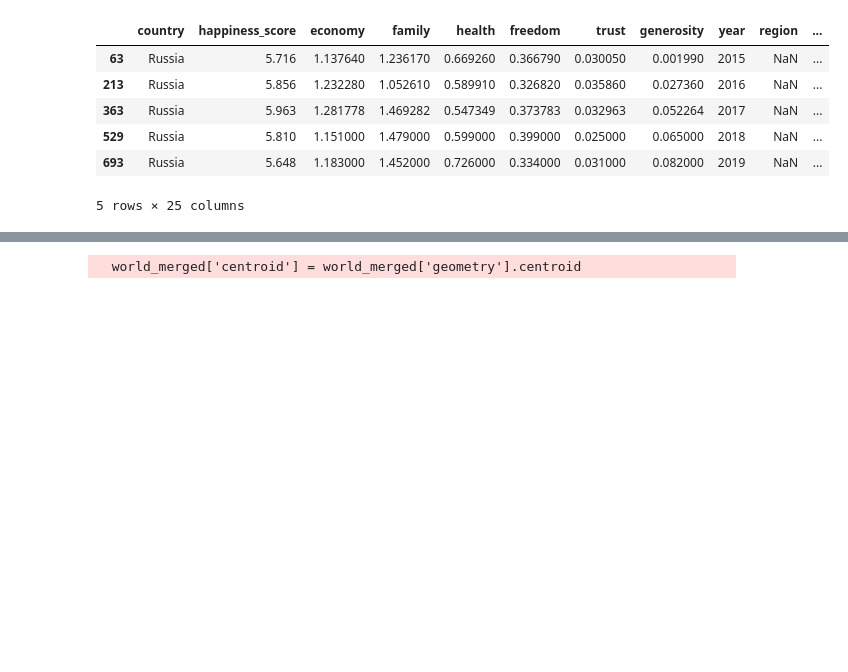
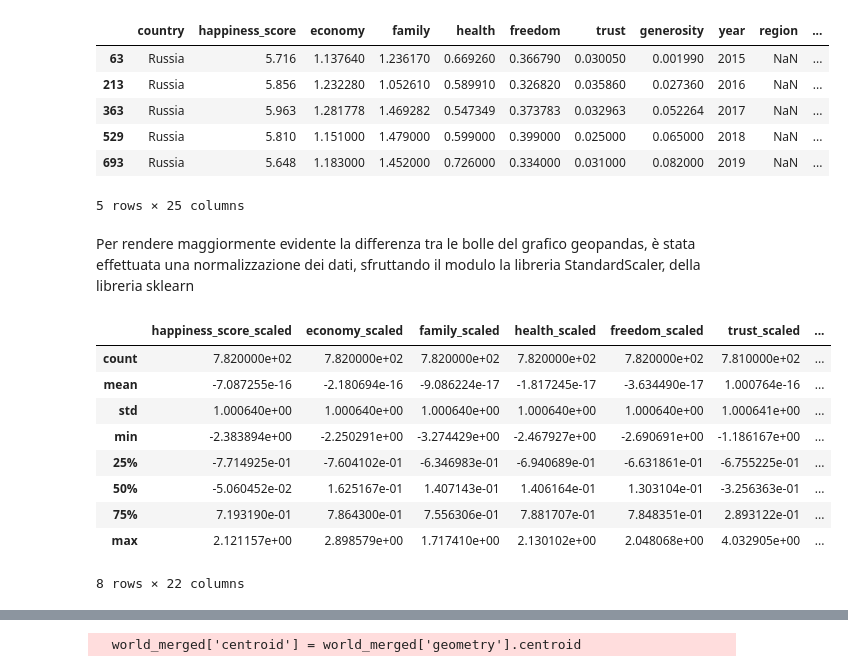
Before and after one commit to lalessia/Happiness-VS-Freedom, a Jupyter notebook: AlessiaProfetaDataVis.ipynb, the cells around one changed output, grey strips where cells are left out. Saved outputs shown, nothing was run; the diff lists cells and outputs as text; code cells hidden in the pictures; blank space fills up the shorter version.

```diff
--- a/AlessiaProfetaDataVis.ipynb
+++ b/AlessiaProfetaDataVis.ipynb
@@ -729,3 +729,5 @@ columns = columns.drop(['year'])
 grouped_by_country = happy_free_outer.groupby('country', as_index=False)[columns].mean()
 # %%
 grouped_by_country = grouped_by_country[['country', 'happiness_score', 'hf_score']]
+# %% [markdown]
+<p>Per rendere maggiormente evidente la differenza tra le bolle del grafico geopandas, è stata effettuata una normalizzazione dei dati, sfruttando il modulo la libreria StandardScaler, della libreria sklearn</p>
@@ -731,0 +740,13 @@ grouped_by_country = grouped_by_country[['country', 'happiness_score', 'hf_score
+# %%
+happy_free_scaled.describe()
+# %% [output]
+|  | happiness_score_scaled | economy_scaled | family_scaled | health_scaled | freedom_scaled | trust_scaled | ... |
+| count | 7.820000e+02 | 7.820000e+02 | 7.820000e+02 | 7.820000e+02 | 7.820000e+02 | 7.810000e+02 | ... |
+| mean | -7.087255e-16 | -2.180694e-16 | -9.086224e-17 | -1.817245e-17 | -3.634490e-17 | 1.000764e-16 | ... |
+| std | 1.000640e+00 | 1.000640e+00 | 1.000640e+00 | 1.000640e+00 | 1.000640e+00 | 1.000641e+00 | ... |
+| min | -2.383894e+00 | -2.250291e+00 | -3.274429e+00 | -2.467927e+00 | -2.690691e+00 | -1.186167e+00 | ... |
+| 25% | -7.714925e-01 | -7.604102e-01 | -6.346983e-01 | -6.940689e-01 | -6.631861e-01 | -6.755225e-01 | ... |
+| 50% | -5.060452e-02 | 1.625167e-01 | 1.407143e-01 | 1.406164e-01 | 1.303104e-01 | -3.256363e-01 | ... |
+| 75% | 7.193190e-01 | 7.864300e-01 | 7.556306e-01 | 7.881707e-01 | 7.848351e-01 | 2.893122e-01 | ... |
+| max | 2.121157e+00 | 2.898579e+00 | 1.717410e+00 | 2.130102e+00 | 2.048068e+00 | 4.032905e+00 | ... |
+8 rows × 22 columns
```
Also changed, not shown: parts of 6 cells of this notebook.
